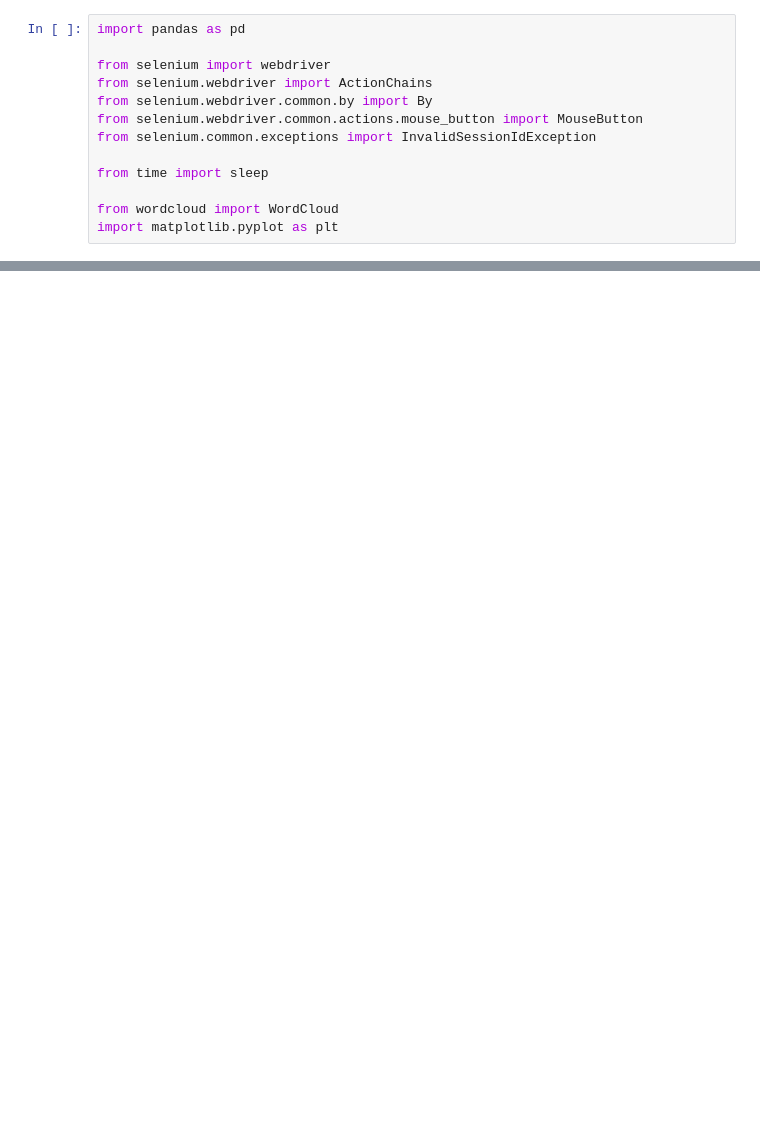
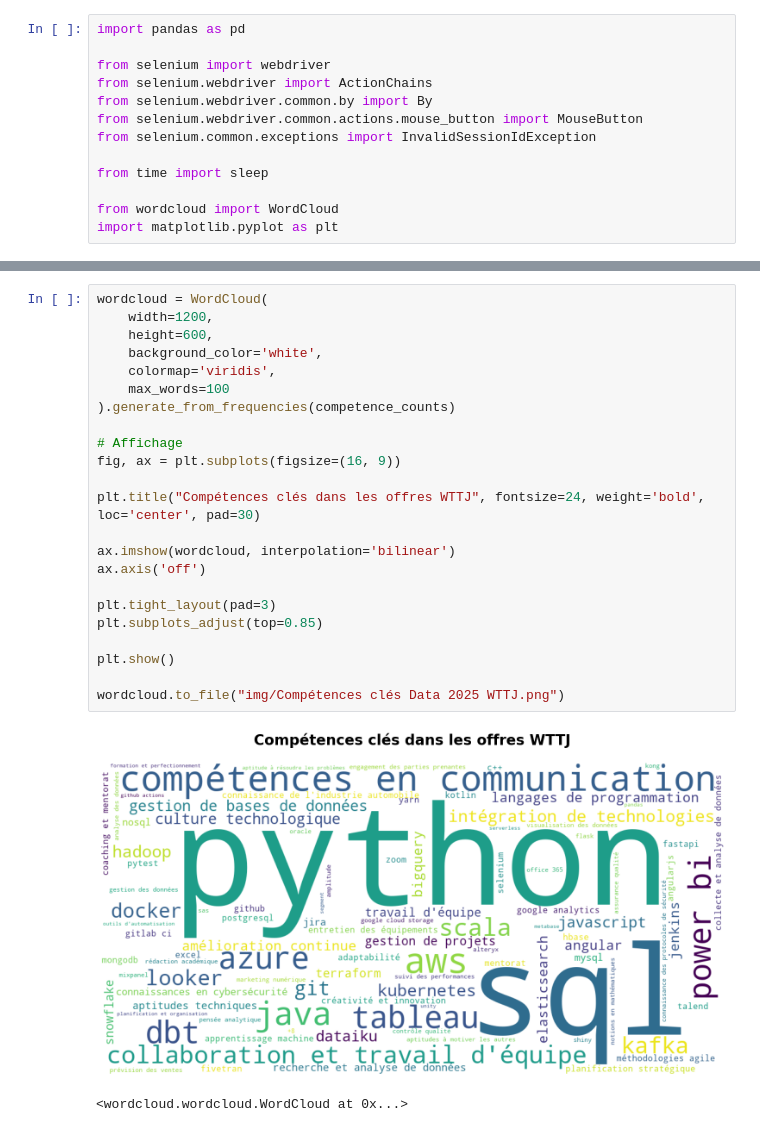
Before and after one commit to YashaOni/data-skills-analyst-job-offers-2025, a Jupyter notebook: scrap_wttj_to_get_competence.ipynb, the cells around one changed output, grey strips where cells are left out. Drawn from its saved outputs; the diff is of its cells as text; blank space fills up the shorter version.

```diff
--- a/scrap_wttj_to_get_competence.ipynb
+++ b/scrap_wttj_to_get_competence.ipynb
@@ -122,0 +99,26 @@ https://www.welcometothejungle.com/fr/companies/dgse/jobs/big-data-engineer-inge
+# %%
+wordcloud = WordCloud(
+    width=1200,
+    height=600,
+    background_color='white',
+    colormap='viridis',
+    max_words=100
+).generate_from_frequencies(competence_counts)
+
+# Affichage
+fig, ax = plt.subplots(figsize=(16, 9))
+
+plt.title("Compétences clés dans les offres WTTJ", fontsize=24, weight='bold', loc='center', pad=30)
+
+ax.imshow(wordcloud, interpolation='bilinear')
+ax.axis('off')
+
+plt.tight_layout(pad=3)
+plt.subplots_adjust(top=0.85)
+
+plt.show()
+
+wordcloud.to_file("img/Compétences clés Data 2025 WTTJ.png")
+# %% [output]
+[figure, added]
+<wordcloud.wordcloud.WordCloud at 0x...>
```
Also changed, not shown: parts of 2 cells of this notebook, 1 other file.
